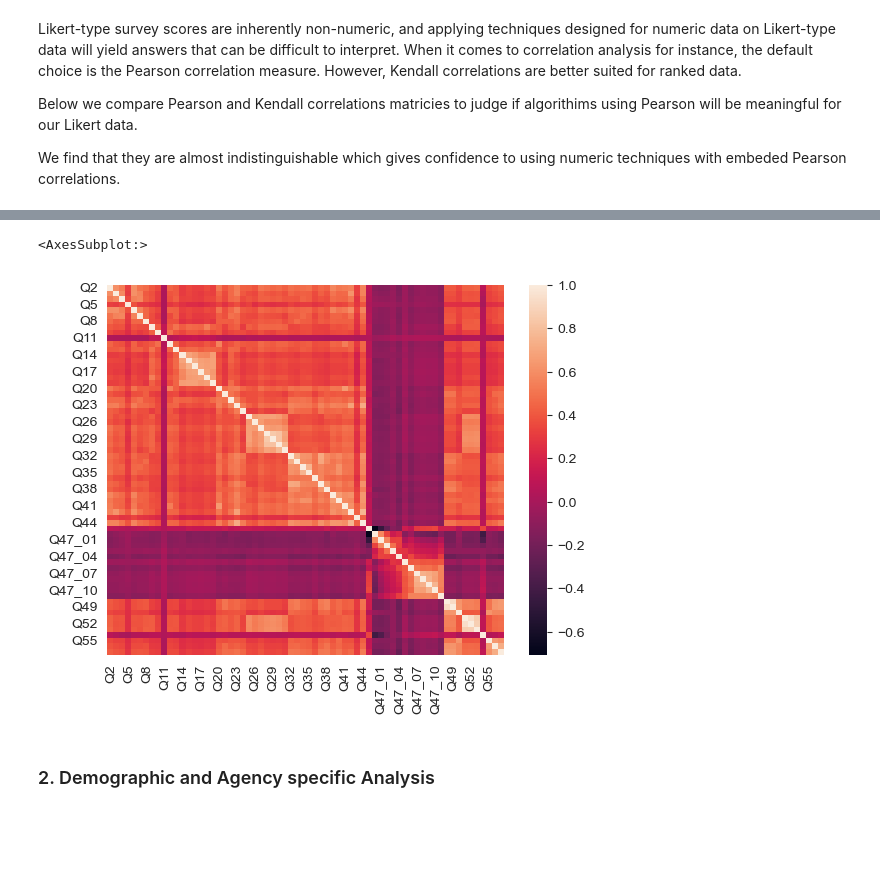
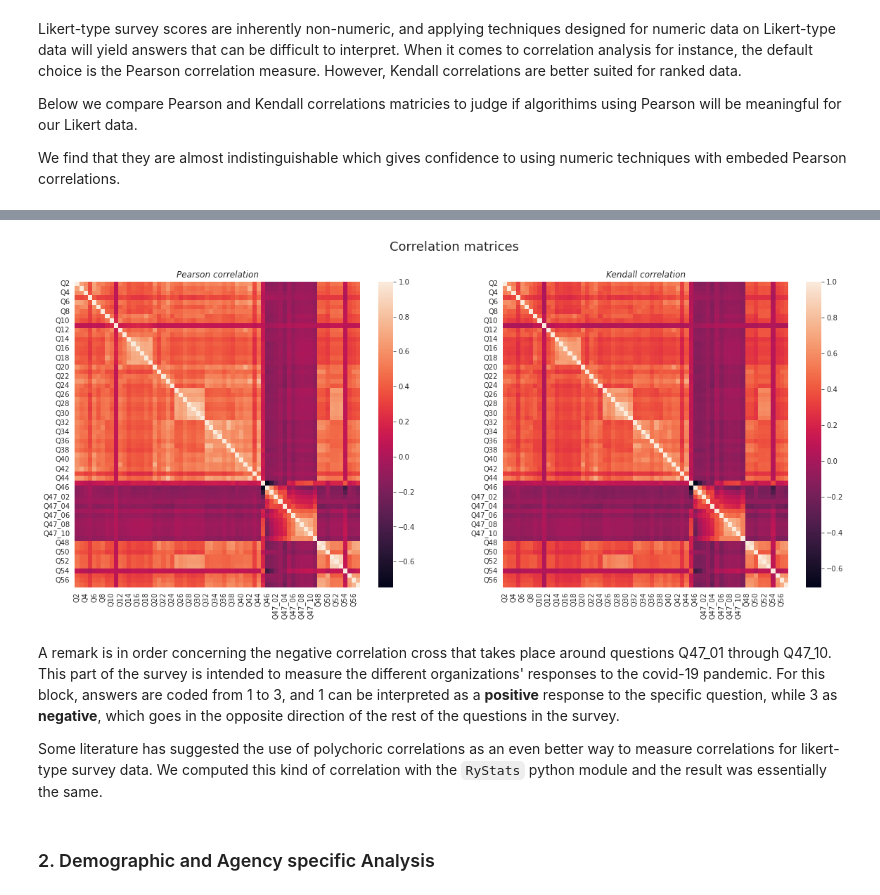
Before and after one commit to PSha98/Employee-Satisfaction-project, a Jupyter notebook: Employee_Survey3.ipynb, the cells around one changed output, grey strips where cells are left out. Drawn from its saved outputs; the diff is of its cells as text; code cells hidden in the pictures; blank space fills up the shorter version.

```diff
--- a/Employee_Survey3.ipynb
+++ b/Employee_Survey3.ipynb
@@ -132,10 +125,23 @@ sns.heatmap(cr)
-# %%
-crk = df.iloc[:, 2:69].corr(method='kendall')
-
-sns.heatmap(crk)
-# %% [output]
-<AxesSubplot:>
-[figure, removed]
+# %%
+pearson_corr = df.iloc[:, 2:69].corr()
+kendall_corr = df.iloc[:, 2:69].corr(method='kendall')
+
+fig, (ax1, ax2) = plt.subplots(1,2, figsize=(20,8) )
+
+sns.heatmap(pearson_corr, ax=ax1)
+ax1.set_title('Pearson correlation', fontstyle='italic')
+
+sns.heatmap(kendall_corr, ax=ax2)  ## it may take a few seconds to run
+ax2.set_title('Kendall correlation', fontstyle='italic')
+
+plt.suptitle("Correlation matrices", fontsize=18)
+plt.show()
+# %% [output]
+[figure, added]
+# %% [markdown]
+A remark is in order concerning the negative correlation cross that takes place around questions Q47_01 through Q47_10. This part of the survey is intended to measure the different organizations' responses to the covid-19 pandemic. For this block, answers are coded from 1 to 3, and 1 can be interpreted as a __positive__ response to the specific question, while 3 as __negative__, which goes in the opposite direction of the rest of the questions in the survey.
+
+Some literature has suggested the use of polychoric correlations as an even better way to measure correlations for likert-type survey data. We computed this kind of correlation with the `RyStats` python module and the result was essentially the same.
 # %% [markdown]
 ### 2. Demographic and Agency specific Analysis
 # %%
```
Also changed, not shown: parts of 17 cells of this notebook.
